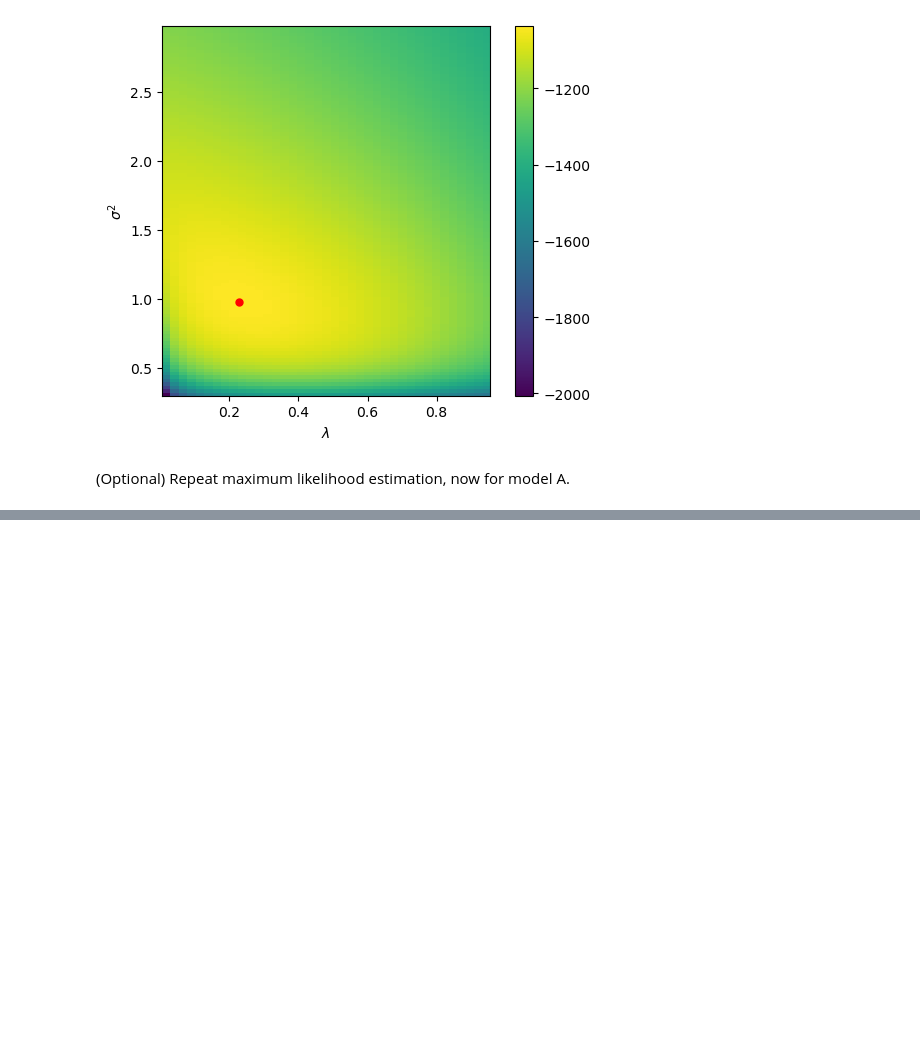
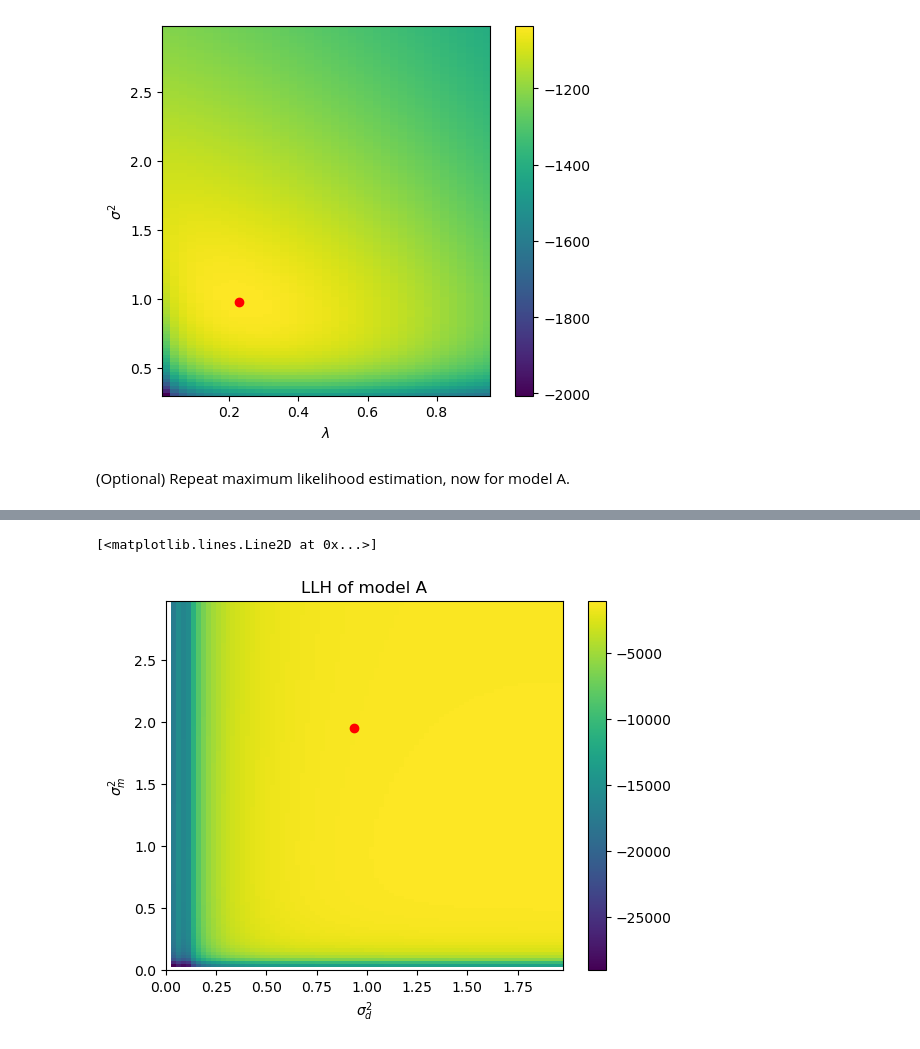
Before and after one commit to Werdna48/BAMB2025, a Jupyter notebook: Day_1_modeling_101/tutorial_1A.ipynb, the cells around one changed output, grey strips where cells are left out. Saved outputs shown, nothing was run; the diff lists cells and outputs as text; code cells hidden in the pictures; blank space fills up the shorter version.

```diff
--- a/Day_1_modeling_101/tutorial_1A.ipynb
+++ b/Day_1_modeling_101/tutorial_1A.ipynb
@@ -360,16 +363,16 @@ def LogLikelihood_modelB(df, sigma_d, Lambda):
         scalar: log-likelihood of model B
     """
     # p of rightward choice for each trial in dataset, according to model B
-    p = ????
+    p = p_modelB(df['stimulus'],df['condition'], sigma_d, Lambda)
 
     # likelihood for each trial (=p if choice is rightward, 1-p otherwise)
-    lh = ???
+    lh = np.where(df['response'] == 1, p, 1-p)
 
     # Handle division by zero
     lh = np.where(lh == 0, np.finfo(float).eps, lh)
 
     # log-likelihood for whole dataset (sum of log-likelihood of individual trials)
-    LLH = ???
+    LLH = np.sum(np.log(lh))
 
     return LLH
 # %% [markdown]
@@ -396,7 +399,7 @@ LL, ss = np.meshgrid(Lambda, sigma)
 LLH = np.zeros(LL.shape)
 for j in range(LL.shape[0]):
     for k in range(LL.shape[1]):
-        LLH[j,k] = ????
+        LLH[j,k] = LogLikelihood_modelB(df_exp, sigma_d=ss[j,k], Lambda=LL[j,k])
 
 # define function to plot Log-Likelihood profile
 def show_LL(LLH,Lambda,sigma):
@@ -469,14 +476,14 @@ def LogLikelihood_modelA(df, sigma_d, sigma_m):
     """
 
     # p of rightward choice for each trial in dataset, according to model A
-    p = ????
+    p = p_modelA(df['stimulus'],df['condition'], sigma_d, sigma_m)
 
-    lh = ???
+    lh = np.where(df['response'] == 1, p, 1-p)
 
     # Handle division by zero
     lh = np.where(lh == 0, np.finfo(float).eps, lh)
 
-    LLH = ???
+    LLH = np.sum(np.log(lh))
 
     return LLH
 # %%
@@ -490,7 +497,8 @@ def neg_llh_modelA(pp, df):
     Returns;
         - scalar: negative LLH
     """
-    return ???
+    return -LogLikelihood_modelA(df, sigma_d=pp[0], sigma_m=pp[1])
+
 
 # Define the bounds for each variable
 bounds = [(0.1, 10), (0.1, 10)]  # Example bounds: both variables are between 0 and 1
@@ -512,0 +521,35 @@ sigma_m_hat^2 = 1.9477920559394712
+# %%
+# define linearly space values of sigma_m and sigma
+sigma_d = np.arange(0, 2.0, 0.025)
+sigma_m = np.arange(0, 3.0, 0.025)
+
+# compute all possible pairs of parameter values (defining a grid)
+LL, ss = np.meshgrid(sigma_d, sigma_m)
+
+# compute LLH for each of these parameter sets
+LLH = np.zeros(LL.shape)
+for j in range(LL.shape[0]):
+    for k in range(LL.shape[1]):
+        LLH[j,k] = LogLikelihood_modelA(df_exp, sigma_d=ss[j,k], sigma_m=LL[j,k])
+
+# define function to plot Log-Likelihood profile
+def show_LL(LLH, sigma_d, sigma_m):
+    im = plt.imshow(
+        LLH,
+        origin='lower',
+        extent=[sigma_d[0], sigma_d[-1], sigma_m[0], sigma_m[-1]],
+        aspect='auto'
+    )
+    plt.xlabel(r'$\sigma_d^2$')
+    plt.ylabel(r'$\sigma_m^2$')
+    plt.colorbar(im)
+
+show_LL(LLH,sigma_d,sigma_m)
+plt.title('LLH of model A');
+
+
+# add MLE parameters as red dot
+plt.plot(sigma_d_hat, sigma_m_hat, 'ro')
+# %% [output]
+[<matplotlib.lines.Line2D at 0x...>]
+[figure, added]
```
Also changed, not shown: parts of 12 cells of this notebook, 2 other files.
